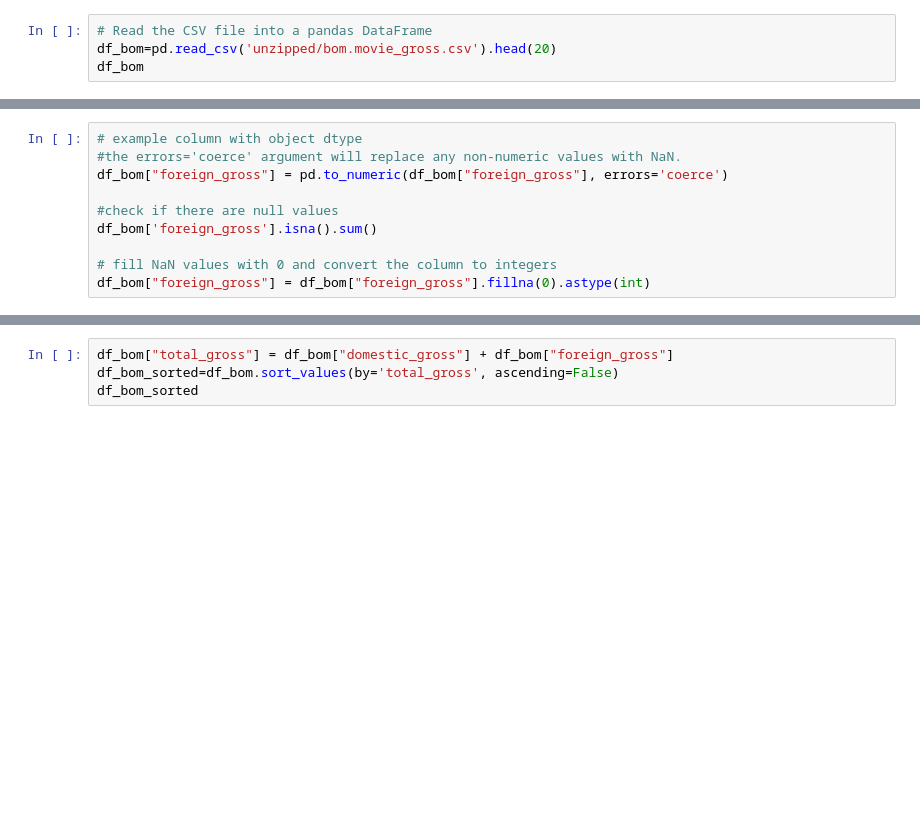
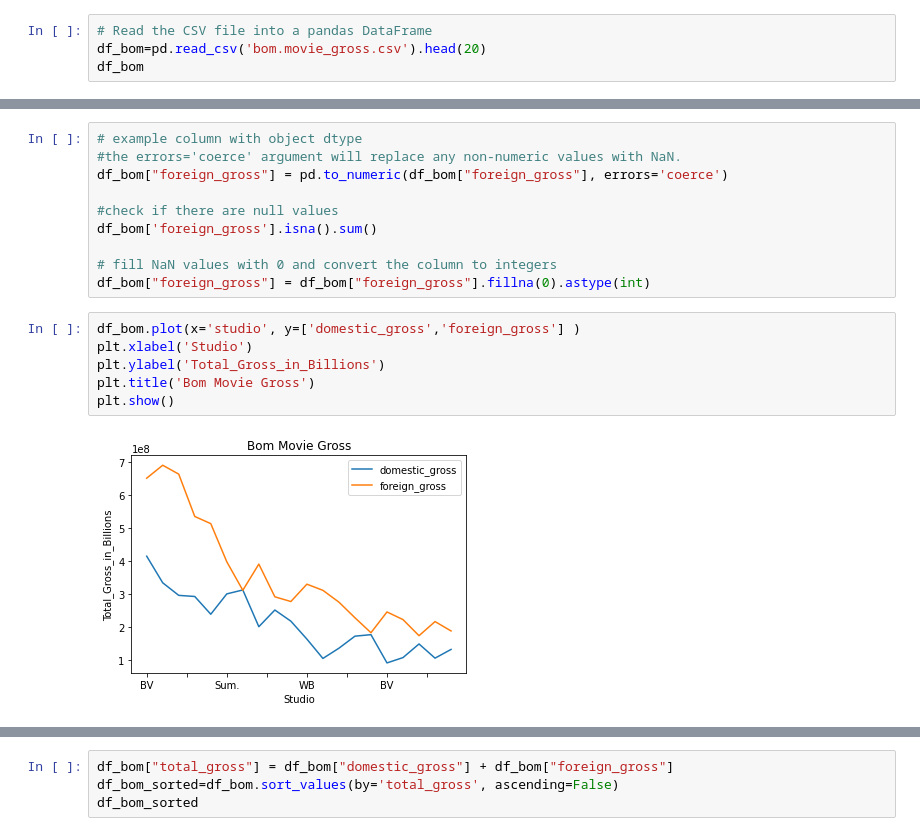
Before and after one commit to EmillyN22/dsc-phase-1-project-v2-4, a Jupyter notebook: student.ipynb, the cells around one changed output, grey strips where cells are left out. Saved outputs shown, nothing was run; the diff lists cells and outputs as text; blank space fills up the shorter version.

```diff
--- a/student.ipynb
+++ b/student.ipynb
@@ -260,7 +279,7 @@ Text(0.5, 1.0, 'MOST LIKED MOVIE GENRES')
 [figure]
 # %%
 # Read the CSV file into a pandas DataFrame
-df_bom=pd.read_csv('unzipped/bom.movie_gross.csv').head(20)
+df_bom=pd.read_csv('bom.movie_gross.csv').head(20)
 df_bom
 # %% [output]
 |  | title | studio | domestic_gross | foreign_gross | year |
@@ -431,3 +441,11 @@ df_bom['foreign_gross'].isna().sum()
 
 # fill NaN values with 0 and convert the column to integers
 df_bom["foreign_gross"] = df_bom["foreign_gross"].fillna(0).astype(int)
+# %%
+df_bom.plot(x='studio', y=['domestic_gross','foreign_gross'] )
+plt.xlabel('Studio')
+plt.ylabel('Total_Gross_in_Billions')
+plt.title('Bom Movie Gross')
+plt.show()
+# %% [output]
+[figure, added]
```
Also changed, not shown: parts of 5 cells of this notebook, 6 other files.
